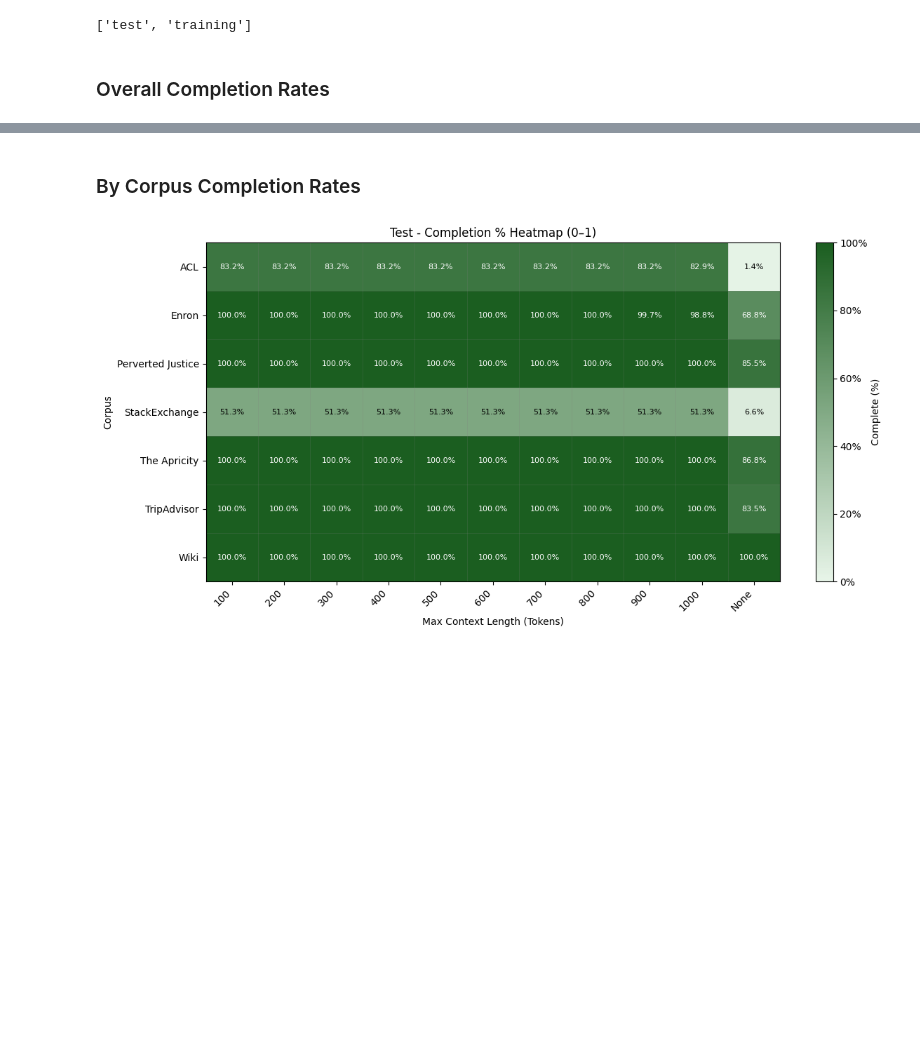
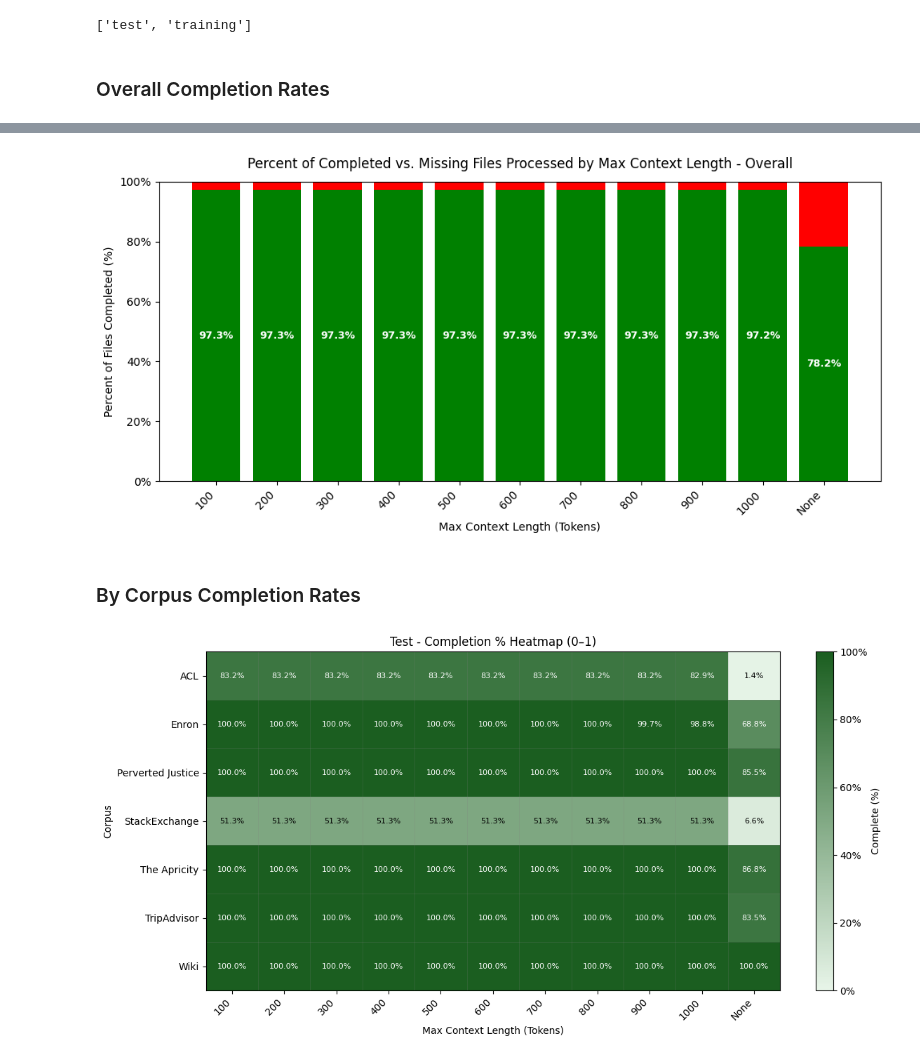
Before and after one commit to BenJCross1995/n-gram-av-methods, a Jupyter notebook: notebooks/analysis/Completion Rates.ipynb, the cells around one changed output, grey strips where cells are left out. Saved outputs shown, nothing was run; the diff lists cells and outputs as text; code cells hidden in the pictures; blank space fills up the shorter version.

```diff
--- a/notebooks/analysis/Completion Rates.ipynb
+++ b/notebooks/analysis/Completion Rates.ipynb
@@ -245,2 +250,6 @@ create_stacked_completion_plot(training)
+# %%
+create_stacked_completion_plot(actual_filtered)
+# %% [output]
+[figure, added]
 # %% [markdown]
 ### By Corpus Completion Rates
```
Also changed, not shown: parts of 7 cells of this notebook, 7 other files.
